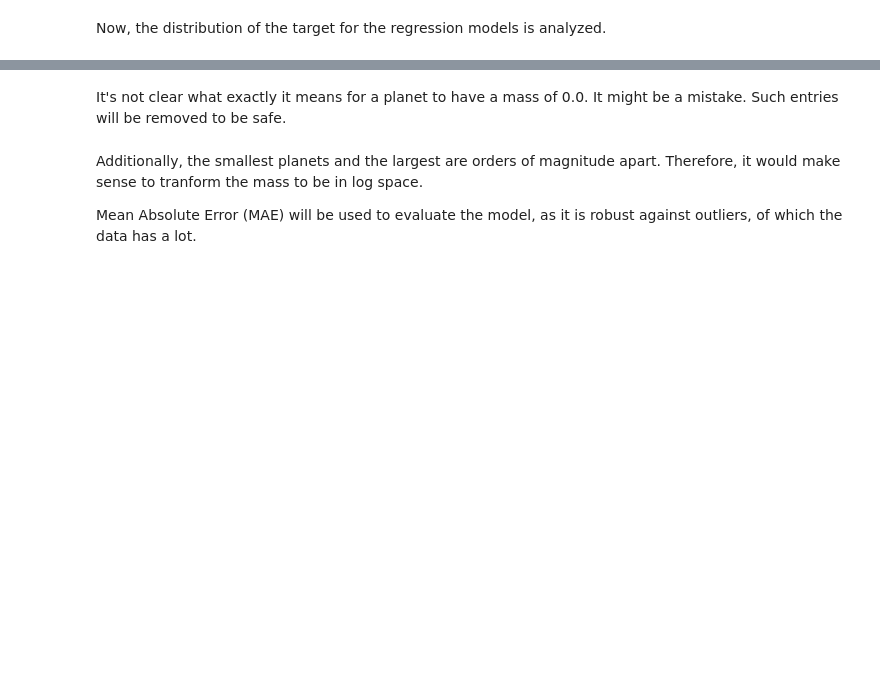
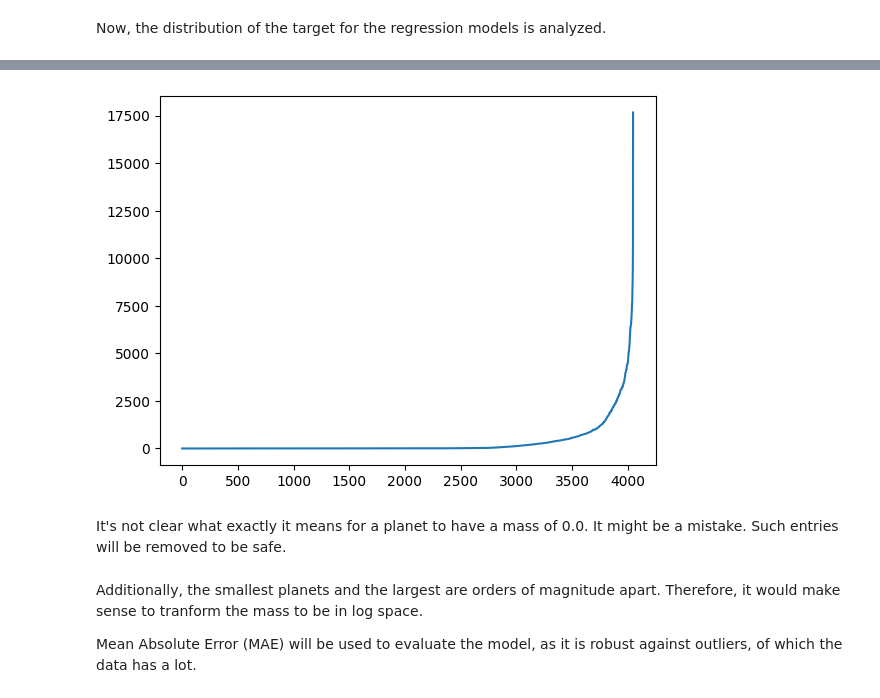
Before and after one commit to Dworlock11/Exoplanet-Machine-Learning-Analysis, a Jupyter notebook: Exoplanet_Habitability_Analysis.ipynb, the cells around one changed output, grey strips where cells are left out. Cells and saved outputs as stored; diff of their text form; code cells hidden in the pictures; blank space fills up the shorter version.

```diff
--- a/Exoplanet_Habitability_Analysis.ipynb
+++ b/Exoplanet_Habitability_Analysis.ipynb
@@ -73,6 +152,8 @@ df["P_MASS_EST"].describe()
 # %%
-plt.plot(df.index, df["P_MASS_EST"].sort_values(ascending=False))
+plt.plot(df.index, df["P_MASS_EST"].sort_values())
 plt.show()
+# %% [output]
+[figure, added]
 # %% [markdown]
 It's not clear what exactly it means for a planet to have a mass of 0.0. It might be a mistake. Such entries will be removed to be safe.
 # %%
```
Also changed, not shown: parts of 105 cells of this notebook.
